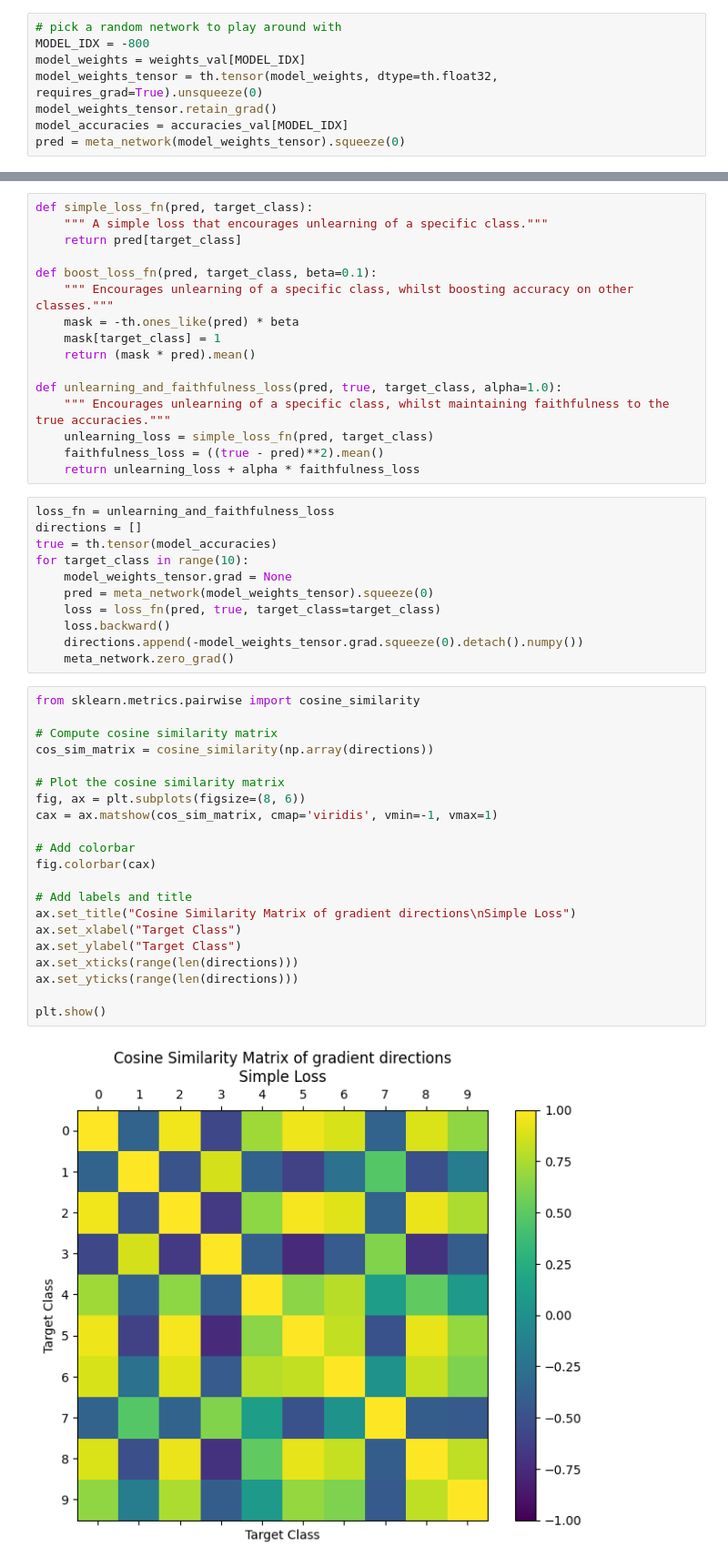
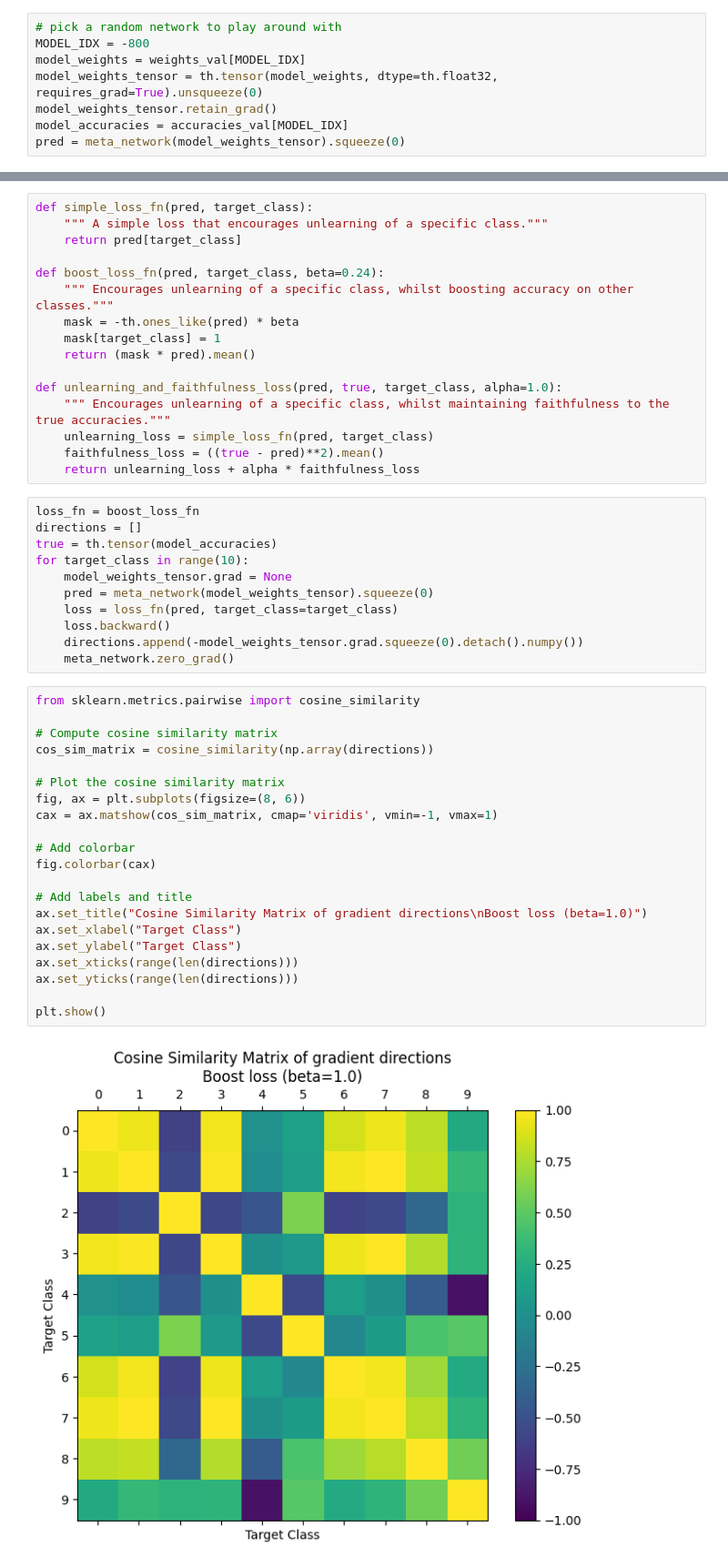
Before and after one commit to SimonIlic/WeightSpaceClassifier, a Jupyter notebook: notebooks/unlearning_directions.ipynb, the cells around one changed output, grey strips where cells are left out. Shown at 91% size. Cells and saved outputs as stored; diff of their text form.

Commit message:
tune beta

```diff
--- a/notebooks/unlearning_directions.ipynb
+++ b/notebooks/unlearning_directions.ipynb
@@ -83,7 +83,7 @@ def simple_loss_fn(pred, target_class):
     """ A simple loss that encourages unlearning of a specific class."""
     return pred[target_class]
 
-def boost_loss_fn(pred, target_class, beta=0.1):
+def boost_loss_fn(pred, target_class, beta=0.24):
     """ Encourages unlearning of a specific class, whilst boosting accuracy on other classes."""
     mask = -th.ones_like(pred) * beta
     mask[target_class] = 1
@@ -95,36 +95,36 @@ def unlearning_and_faithfulness_loss(pred, true, target_class, alpha=1.0):
     faithfulness_loss = ((true - pred)**2).mean()
     return unlearning_loss + alpha * faithfulness_loss
 # %%
-loss_fn = unlearning_and_faithfulness_loss
+loss_fn = boost_loss_fn
 directions = []
 true = th.tensor(model_accuracies)
 for target_class in range(10):
     model_weights_tensor.grad = None
     pred = meta_network(model_weights_tensor).squeeze(0)
-    loss = loss_fn(pred, true, target_class=target_class)
+    loss = loss_fn(pred, target_class=target_class)
     loss.backward()
     directions.append(-model_weights_tensor.grad.squeeze(0).detach().numpy())
     meta_network.zero_grad()
 # %%
 from sklearn.metrics.pairwise import cosine_similarity
 
 # Compute cosine similarity matrix
 cos_sim_matrix = cosine_similarity(np.array(directions))
 
 # Plot the cosine similarity matrix
 fig, ax = plt.subplots(figsize=(8, 6))
 cax = ax.matshow(cos_sim_matrix, cmap='viridis', vmin=-1, vmax=1)
 
 # Add colorbar
 fig.colorbar(cax)
 
 # Add labels and title
-ax.set_title("Cosine Similarity Matrix of gradient directions\nSimple Loss")
+ax.set_title("Cosine Similarity Matrix of gradient directions\nBoost loss (beta=1.0)")
 ax.set_xlabel("Target Class")
 ax.set_ylabel("Target Class")
 ax.set_xticks(range(len(directions)))
 ax.set_yticks(range(len(directions)))
 
 plt.show()
 # %% [output]
-[figure, old version]
+[figure, new version]
```
Also changed, not shown: parts of 9 cells of this notebook.
